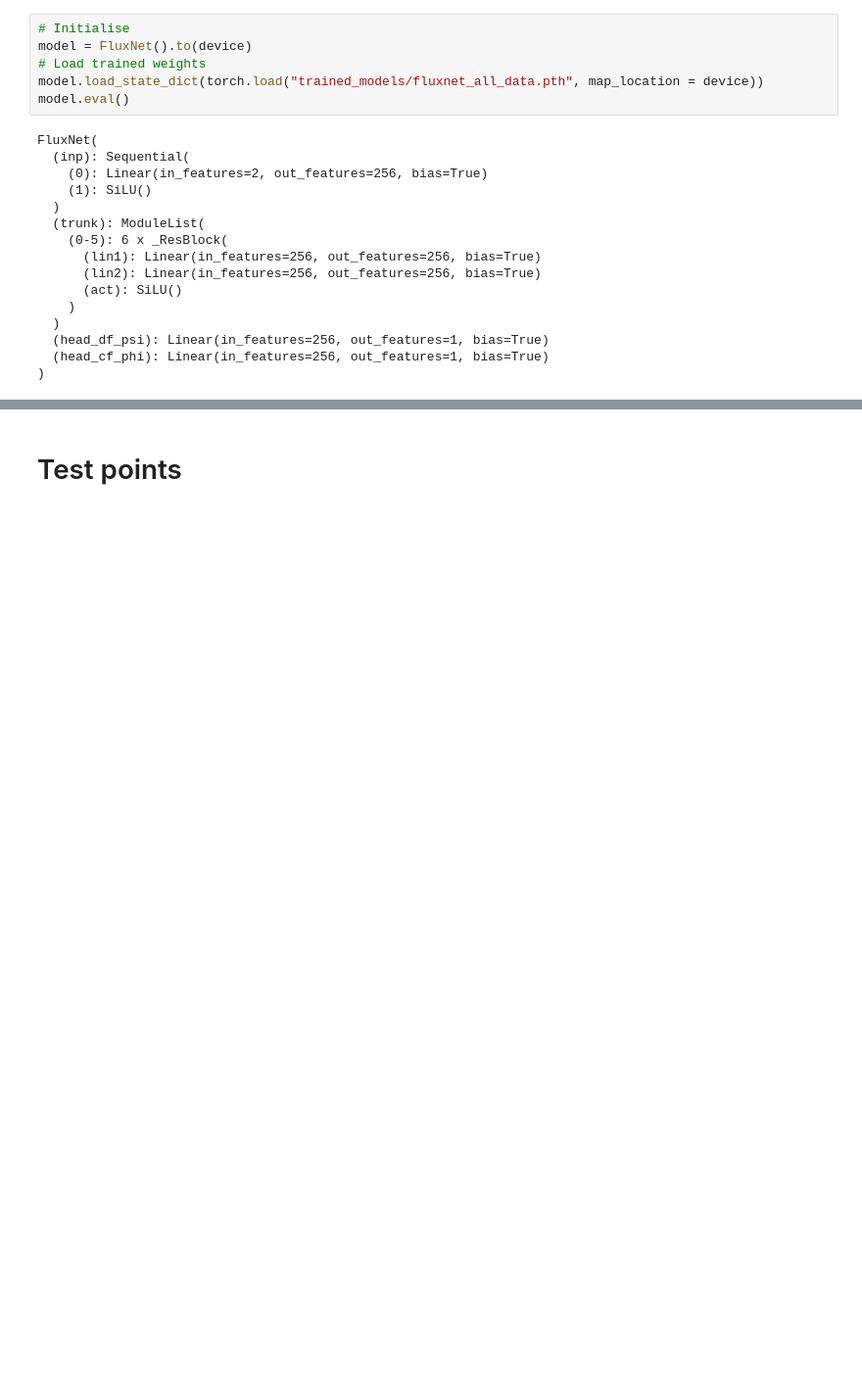
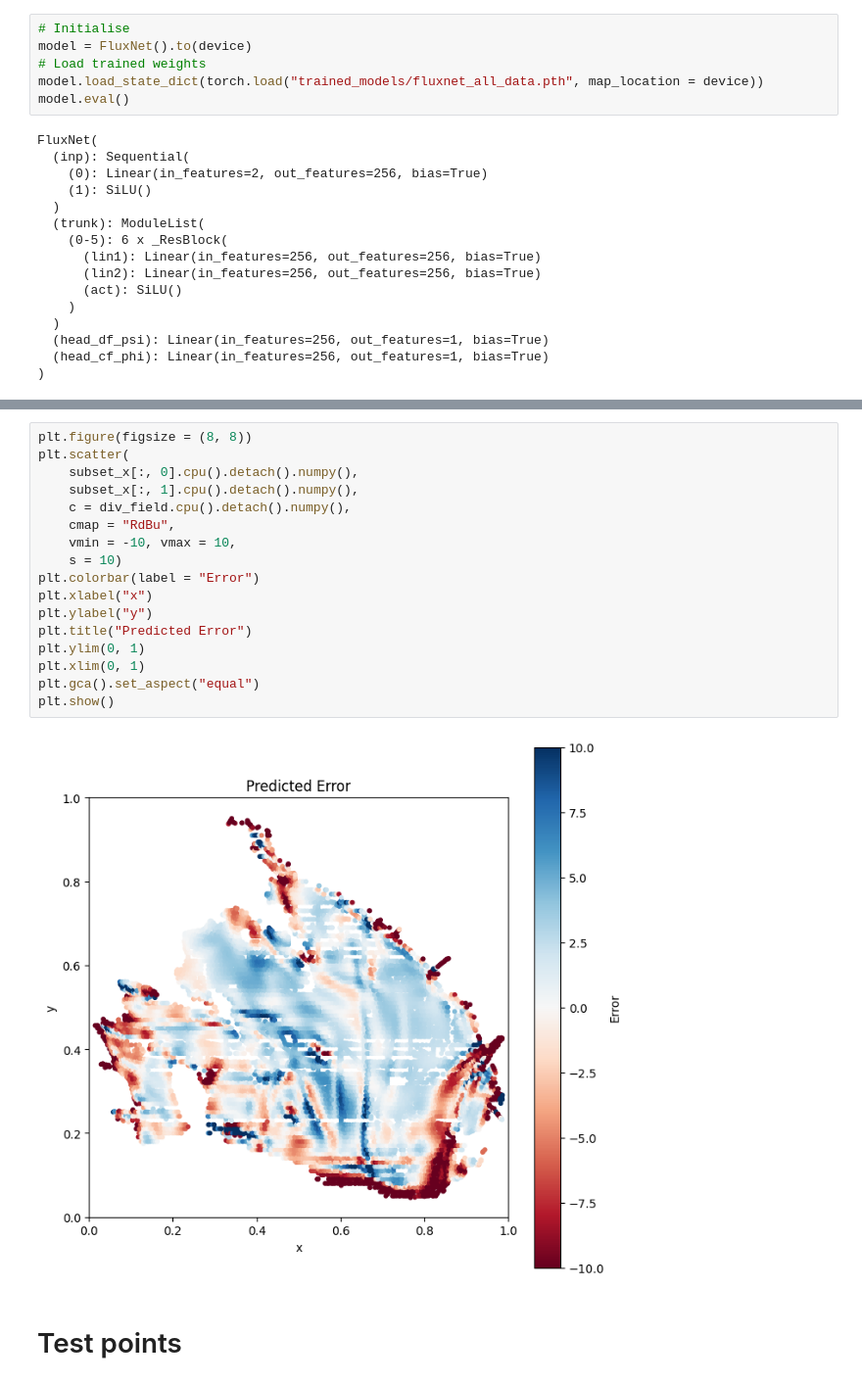
Before and after one commit to kimbente/FluxNet, a Jupyter notebook: train_full_model.ipynb, the cells around one changed output, grey strips where cells are left out. Shown at 98% size. Cells and saved outputs as stored; diff of their text form; blank space fills up the shorter version.

```diff
--- a/train_full_model.ipynb
+++ b/train_full_model.ipynb
@@ -158,3 +203,22 @@ print(subset.shape)
+# %%
+plt.figure(figsize = (8, 8))
+plt.scatter(
+    subset_x[:, 0].cpu().detach().numpy(),
+    subset_x[:, 1].cpu().detach().numpy(),
+    c = div_field.cpu().detach().numpy(),
+    cmap = "RdBu",
+    vmin = -10, vmax = 10,
+    s = 10)
+plt.colorbar(label = "Error")
+plt.xlabel("x")
+plt.ylabel("y")
+plt.title("Predicted Error")
+plt.ylim(0, 1)
+plt.xlim(0, 1)
+plt.gca().set_aspect("equal")
+plt.show()
+# %% [output]
+[figure, added]
 # %% [markdown]
 # Test points
 # %%
```
Also changed, not shown: parts of 13 cells of this notebook, 2 other files.
